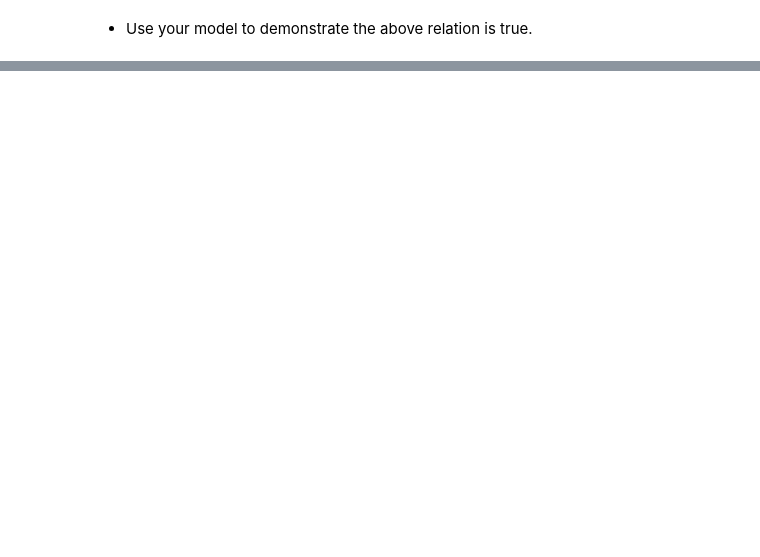
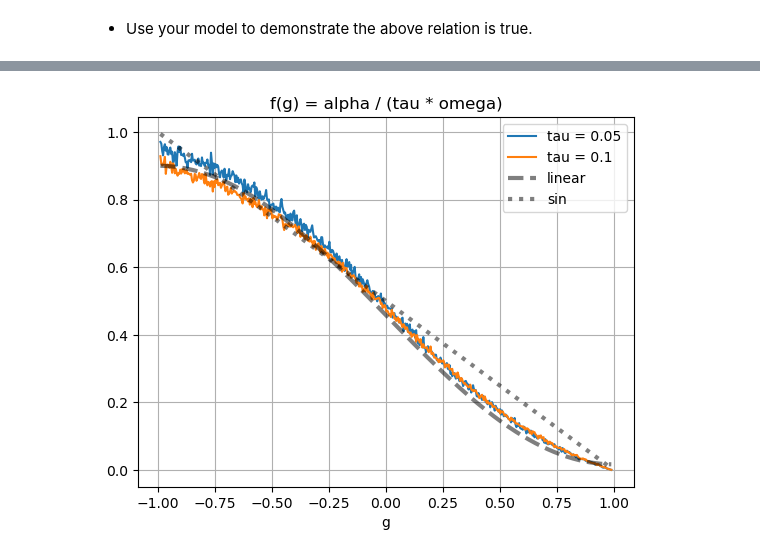
Before and after one commit to wwwtobin/sioc251_radiative_transfer, a Jupyter notebook: HW3_monte_carlo_scattering_PartI/scattering_model.ipynb, the cells around one changed output, grey strips where cells are left out. Saved outputs shown, nothing was run; the diff lists cells and outputs as text; code cells hidden in the pictures; blank space fills up the shorter version.

```diff
--- a/HW3_monte_carlo_scattering_PartI/scattering_model.ipynb
+++ b/HW3_monte_carlo_scattering_PartI/scattering_model.ipynb
@@ -756,0 +1037,31 @@ plt.show()
+# %%
+off = df_qc.set_index("g").iloc[249:251].mean().mean()
+amp = (
+    df_qc.set_index("g").loc[-0.99].mean() - df_qc.set_index("g").loc[0.99].mean()
+) / 2
+# %%
+df_qc.set_index("g").drop(columns=['f_g6','f_g1','f_g2','f_g4']).plot()
+plt.plot(
+    g_test_vals,
+    amp * np.sin(g_test_vals * np.pi / 2 + np.pi) + off,
+    color="k",
+    linewidth=3,
+    linestyle="dashed",
+    alpha = 0.5
+)
+plt.plot(
+    g_test_vals,
+    -g_test_vals/2 + 0.5,
+    color="k",
+    linewidth=3,
+    linestyle=":",
+    alpha = 0.5
+)
+plt.legend(['tau = 0.05','tau = 0.1','linear','sin'])
+plt.grid()
+plt.xlabel('g')
+plt.title('f(g) = alpha / (tau * omega)')
+plt.savefig("figures/f_g_functional_relationship.png", dpi=150, bbox_inches="tight")
+plt.show()
+# %% [output]
+[figure, added]
```
Also changed, not shown: parts of 35 cells of this notebook, 13 other files.
